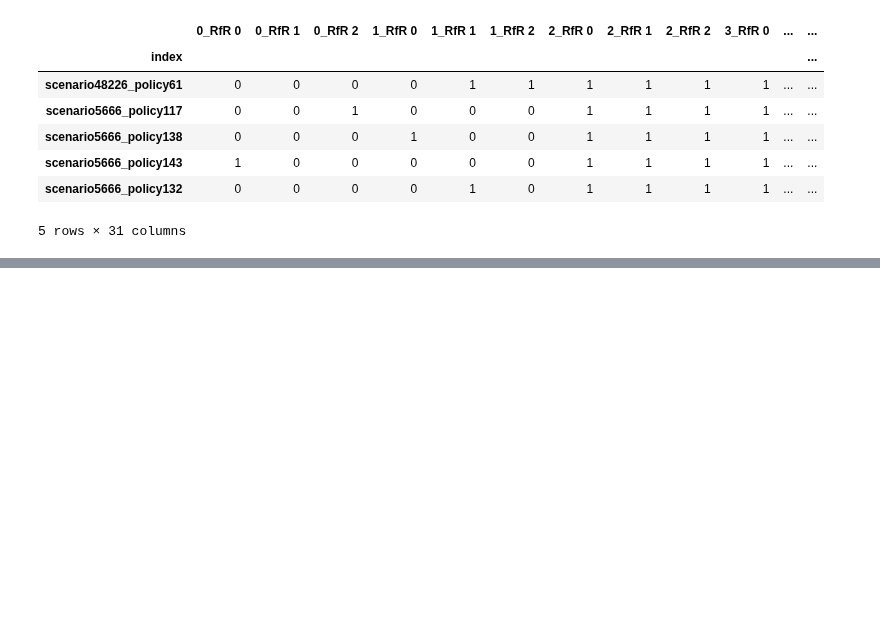
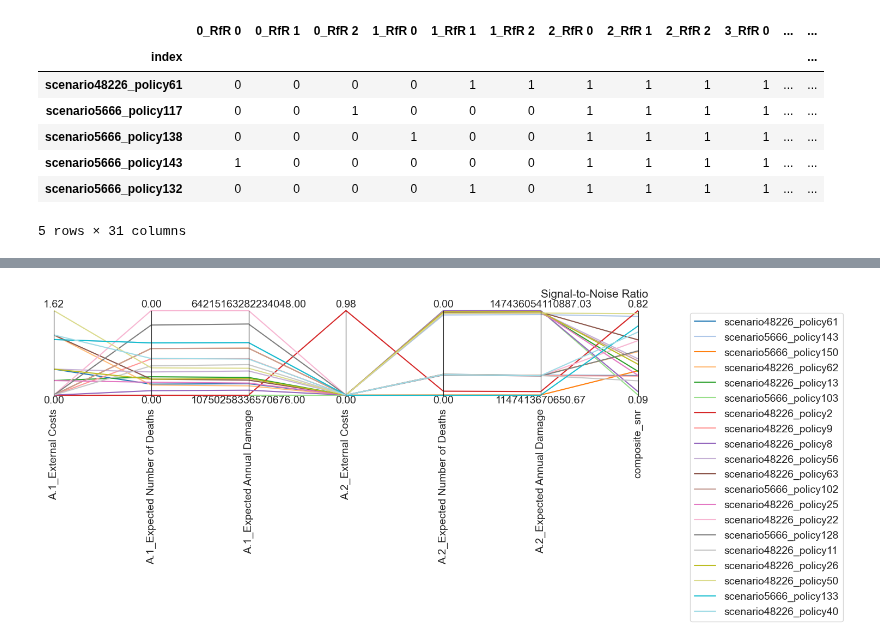
Before and after one commit to pherfkens/PROJECT_MBDM_GROUP1, a Jupyter notebook: final assignment/robustness_testing.ipynb, the cells around one changed output, grey strips where cells are left out. Cells and saved outputs as stored; diff of their text form; code cells hidden in the pictures; blank space fills up the shorter version.

```diff
--- a/final assignment/robustness_testing.ipynb
+++ b/final assignment/robustness_testing.ipynb
@@ -275,0 +150,11 @@ Name: count, dtype: int64
+# %%
+#Creating a composite snr score so we can select the 20 best policies, we value each outcome of interest equally
+
+scaler = MinMaxScaler()
+normalized_snr = scaler.fit_transform(snr_scores_df[['A.1_Expected Annual Damage', 'A.1_Expected Number of Deaths', 'A.1_External Costs',
+                                                   'A.2_Expected Annual Damage', 'A.2_Expected Number of Deaths', 'A.2_External Costs']])
+composite_snr = normalized_snr.sum(axis=1)
+snr_scores_df['composite_snr'] = composite_snr
+
+# Dropping the 30 worst policies based on composite_snr score
+snr_scores_df_top_20 = snr_scores_df.drop(snr_scores_df['composite_snr'].nlargest(30).index)
@@ -275,0 +182,25 @@ Name: count, dtype: int64
+# %%
+import matplotlib.cm as cm
+
+# Create a colormap
+cmap = cm.get_cmap('tab20', len(snr_scores_df_top_20.index.unique()))
+
+# Get the limits for the plot
+limits = parcoords.get_limits(snr_scores_df_top_20)
+
+# Create a parallel axes plot
+paraxes = parcoords.ParallelAxes(limits)
+
+for i, policy in enumerate(snr_scores_df_top_20.index.unique()):
+    data = pd.DataFrame(snr_scores_df_top_20.loc[policy]).transpose()
+    paraxes.plot(data, color=cmap(i), label=policy)
+
+paraxes.legend()
+fig = plt.gcf()
+fig.set_size_inches(12, 6)
+
+plt.title('Signal-to-Noise Ratio', loc='left', fontsize=15)
+plt.savefig('images/snr_top20.png')
+plt.show()
+# %% [output]
+[figure, added]
```
Also changed, not shown: parts of 11 cells of this notebook, 1 other file.
